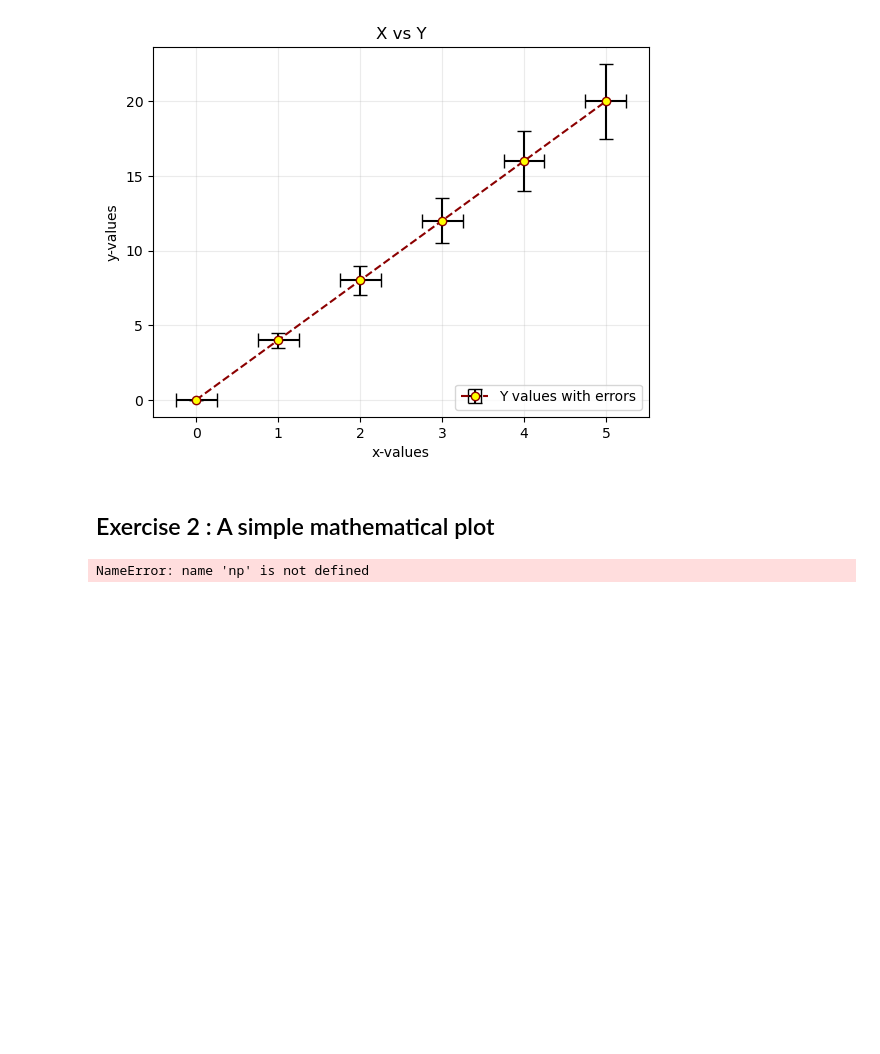
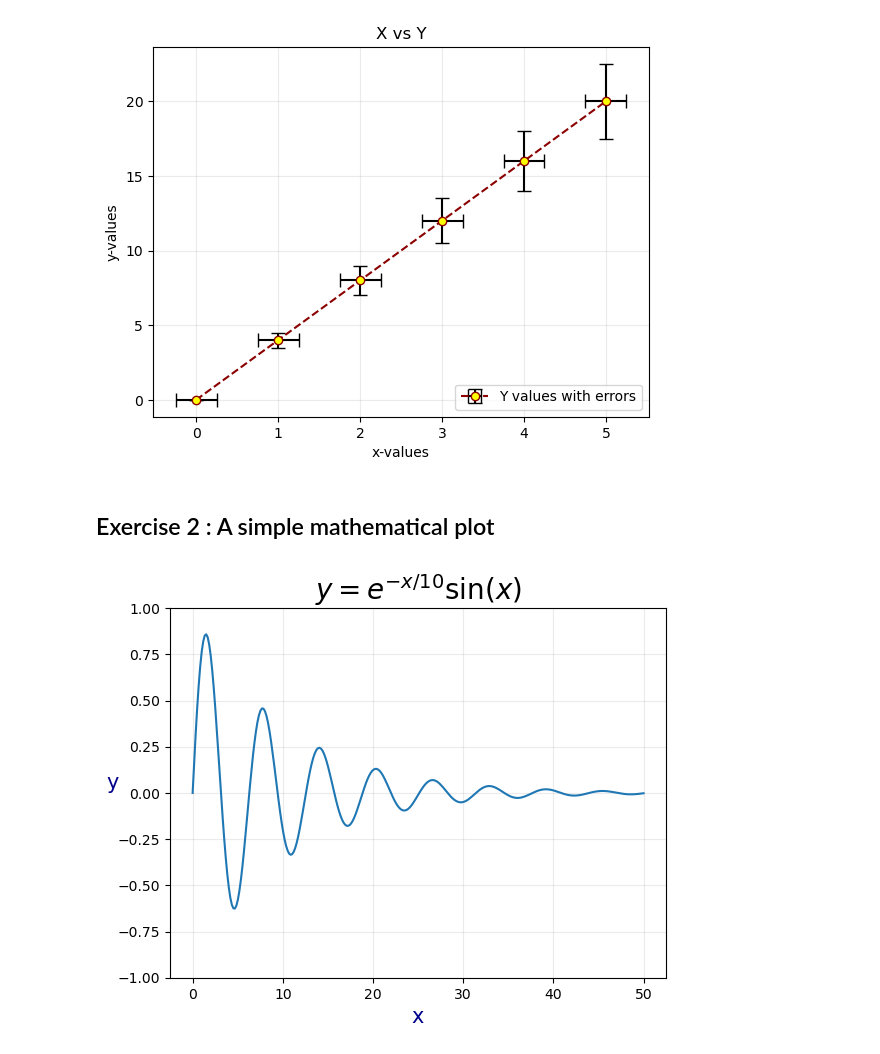
Before and after one commit to SPS-SP2273/learning-portfolio-nuurhasanah, a Jupyter notebook: plotting/plotting_(need).ipynb, the cells around one changed output. Saved outputs shown, nothing was run; the diff lists cells and outputs as text; code cells hidden in the pictures; blank space fills up the shorter version.

Commit message:
I completed plotting (good).

```diff
--- a/plotting/plotting_(need).ipynb
+++ b/plotting/plotting_(need).ipynb
@@ -236,17 +236,18 @@ plt.show(block=False)
 # %% [markdown]
 ## Exercise 2 :  A simple mathematical plot
 # %%
-impo
+import numpy as np
+import matplotlib.pyplot as plt
 x = np.linspace(0, 50, 300)
 y = np.exp(-x/10) * np.sin(x)
 
 
-plt.plot(x, y, c = '#277CB6')
+plt.plot(x, y)
 plt.xlabel('x', size = 15, c = 'darkblue')
 plt.ylabel('y', size = 15, c = 'darkblue', rotation = 0)
 plt.title(r'$ y = e^{-x/10} \sin(x)$', size = 20)
 plt.grid(alpha = 0.25)
 plt.ylim([-1, 1])
 plt.show()
 # %% [output]
-NameError: name 'np' is not defined
+[figure, added]
```
Also changed, not shown: 2 other files.
